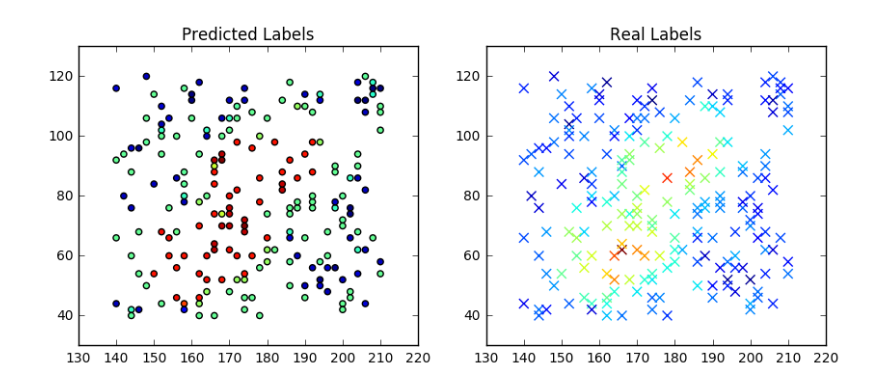
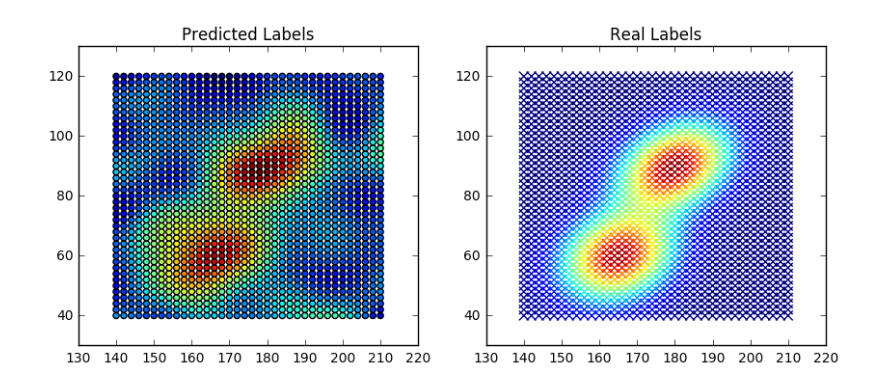
Before and after one commit to muellerfelix/mi-hw-1617, a Jupyter notebook: hw-9/mi-hw-9.ipynb, the cells around one changed output. Saved outputs shown, nothing was run; the diff lists cells and outputs as text; code cells hidden in the pictures.

```diff
--- a/hw-9/mi-hw-9.ipynb
+++ b/hw-9/mi-hw-9.ipynb
@@ -17,7 +17,7 @@ Data = np.genfromtxt("TrainingRidge.csv", delimiter=',', skip_header=True,dtype=
 X = Data[0:2,:].T
 Y = Data[2,:][np.newaxis,:].T
 
-Valid = np.genfromtxt("TrainingRidge.csv", delimiter=',', skip_header=True,dtype='float').T
+Valid = np.genfromtxt("ValidationRidge-Y.csv", delimiter=',', skip_header=True,dtype='float').T
 
 Xvalid = Valid[0:2,:].T
 Yvalid = Valid[2,:][np.newaxis,:].T
@@ -83,14 +83,13 @@ def cross_valid(X, y, g,c, n_folds=10, nu=0.5):
 
     return np.min(rates)
 # %%
-C = np.logspace(-2, 12, base = 2)
-gamma = np.logspace(-12, 0,base = 2)
-
+C = 2.**np.arange(-2,12,1)
+gamma = 2.** np.arange(-12,0,1)
 nu = 0.5
 
 mse = np.zeros((gamma.shape[0],C.shape[0]))
 
 for j,g in enumerate(gamma):
     for i, c in enumerate(C):
-        mse[i][j] = cross_valid(X,Y,g,c)
+        mse[j][i] = cross_valid(X,Y,g,c)
 # %%
@@ -108,18 +111,18 @@ opt_c = C[idx_c]
 # %%
 opt_svm = svm.NuSVR(kernel='rbf',nu=0.5,gamma = opt_g,C = opt_c)
 opt_svm.fit(X,Y)
 
 #predict
-opt_y = nsvm.predict(X)
+opt_y = opt_svm.predict(Xvalid)
 
 fig = plt.figure()
 fig.set_size_inches(10,4)
 plt.subplot(121)
-plt.scatter(X[:,0],X[:,1], c=opt_y )
+plt.scatter(Xvalid[:,0],Xvalid[:,1], c=opt_y )
 plt.title('Predicted Labels')
 plt.subplot(122)
 plt.scatter(Xvalid[:,0],Xvalid[:,1], c=Yvalid, marker = 'x', s = 50 )
 plt.title('Real Labels')
 plt.show()
 # %% [output]
-[figure, old version]
+[figure, new version]
```
Also changed, not shown: parts of 2 cells of this notebook.
